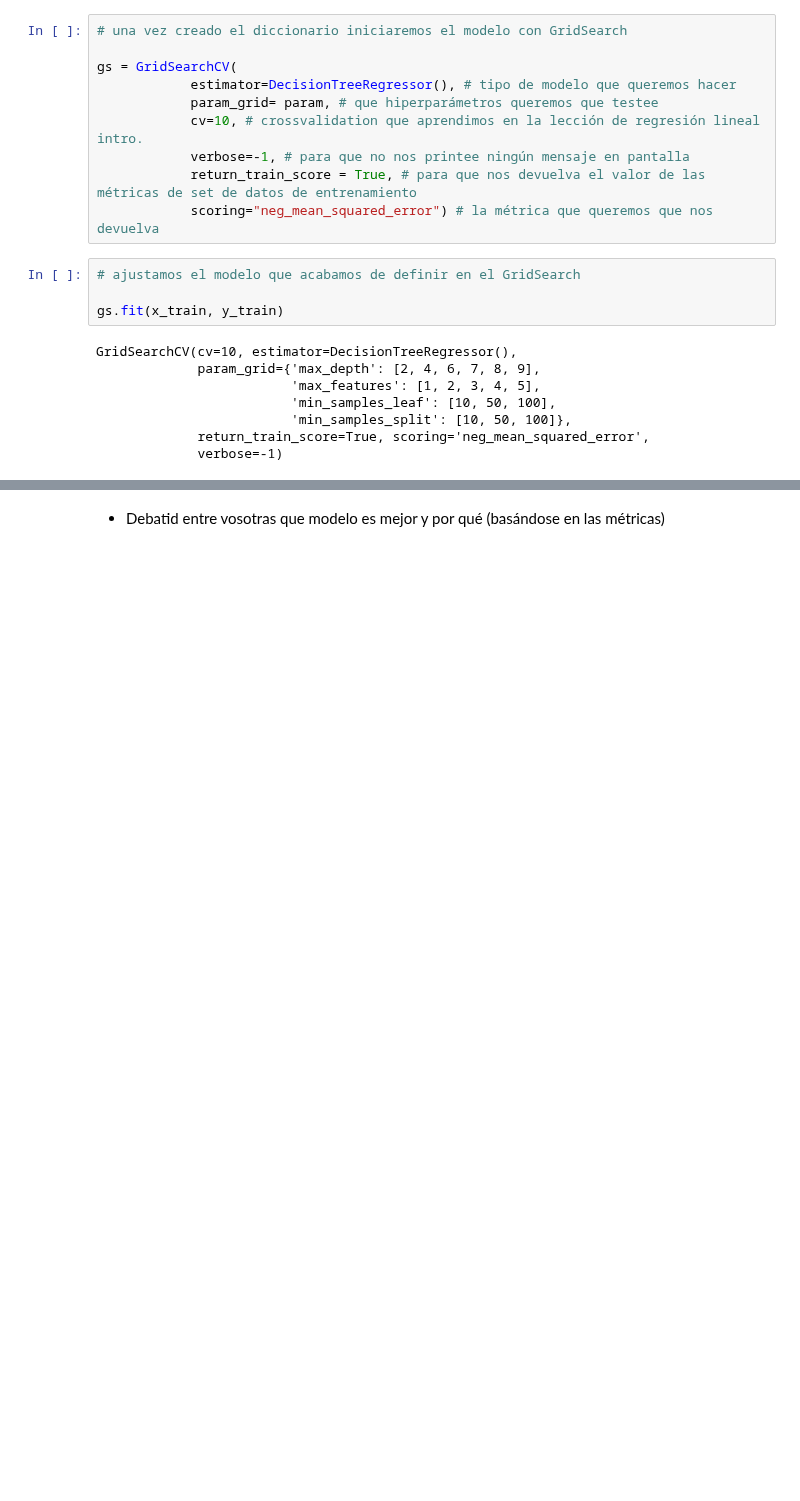
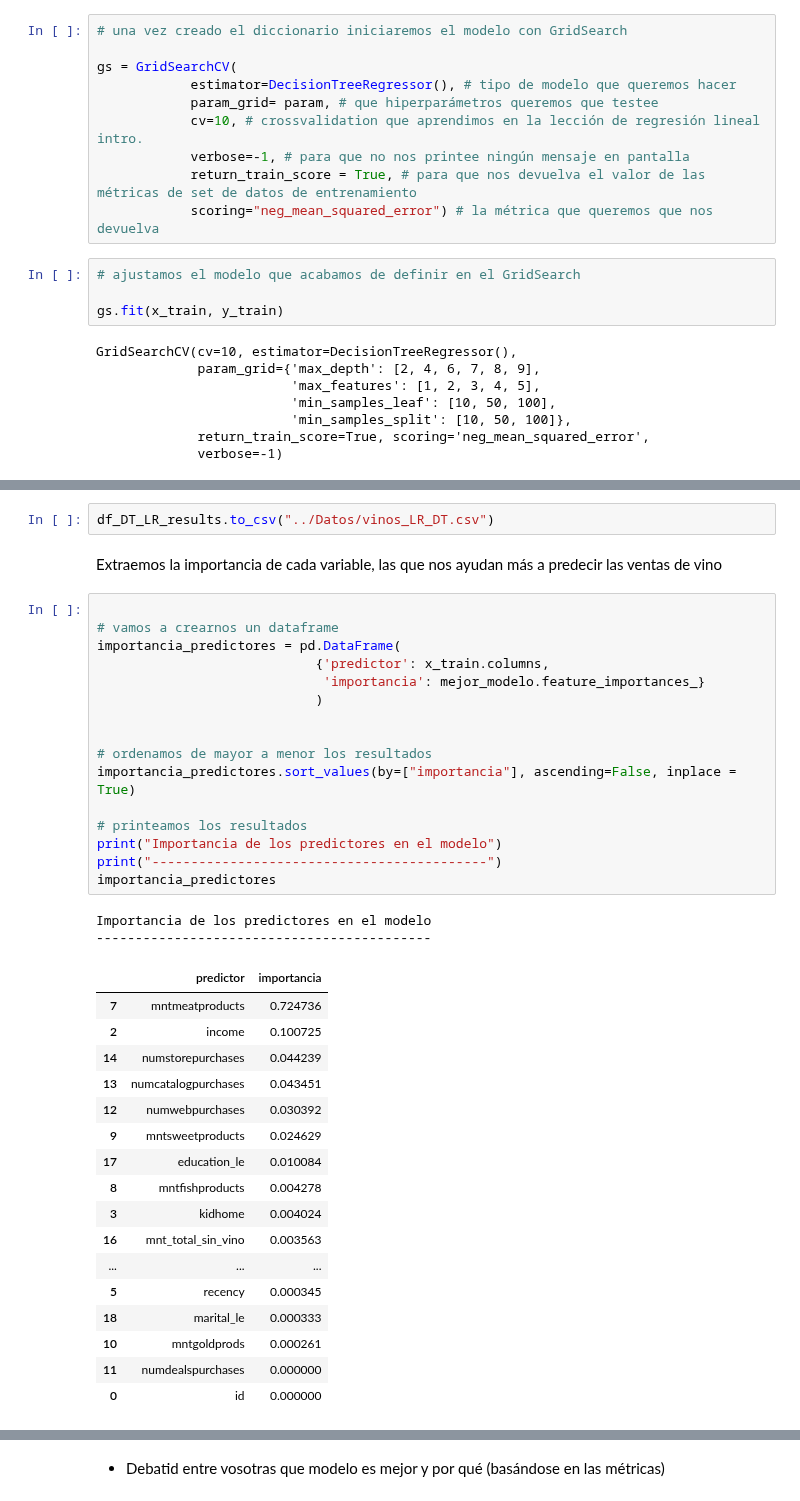
Before and after one commit to Adalab/Adalab-DA-promo-b-modulo-3-sprint-1-Chloe-Diana, a Jupyter notebook: Regresion_lineal/modulo-3-ejercicio-10-decision-tree.ipynb, the cells around one changed output, grey strips where cells are left out. Drawn from its saved outputs; the diff is of its cells as text; blank space fills up the shorter version.

```diff
--- a/Regresion_lineal/modulo-3-ejercicio-10-decision-tree.ipynb
+++ b/Regresion_lineal/modulo-3-ejercicio-10-decision-tree.ipynb
@@ -139,0 +187,40 @@ DecisionTreeRegressor(max_depth=8, max_features=5, min_samples_leaf=10,
+# %%
+df_DT_LR_results.to_csv("../Datos/vinos_LR_DT.csv")
+# %% [markdown]
+Extraemos la importancia de cada variable, las que nos ayudan más a predecir las ventas de vino
+# %%
+
+# vamos a crearnos un dataframe
+importancia_predictores = pd.DataFrame(
+                            {'predictor': x_train.columns,
+                             'importancia': mejor_modelo.feature_importances_}
+                            )
+
+
+# ordenamos de mayor a menor los resultados
+importancia_predictores.sort_values(by=["importancia"], ascending=False, inplace = True)
+
+# printeamos los resultados
+print("Importancia de los predictores en el modelo")
+print("-------------------------------------------")
+importancia_predictores
+# %% [output]
+Importancia de los predictores en el modelo
+-------------------------------------------
+|  | predictor | importancia |
+| 7 | mntmeatproducts | 0.724736 |
+| 2 | income | 0.100725 |
+| 14 | numstorepurchases | 0.044239 |
+| 13 | numcatalogpurchases | 0.043451 |
+| 12 | numwebpurchases | 0.030392 |
+| 9 | mntsweetproducts | 0.024629 |
+| 17 | education_le | 0.010084 |
+| 8 | mntfishproducts | 0.004278 |
+| 3 | kidhome | 0.004024 |
+| 16 | mnt_total_sin_vino | 0.003563 |
+| ... | ... | ... |
+| 5 | recency | 0.000345 |
+| 18 | marital_le | 0.000333 |
+| 10 | mntgoldprods | 0.000261 |
+| 11 | numdealspurchases | 0.000000 |
+| 0 | id | 0.000000 |
```
Also changed, not shown: parts of 9 cells of this notebook, 1 other file.
